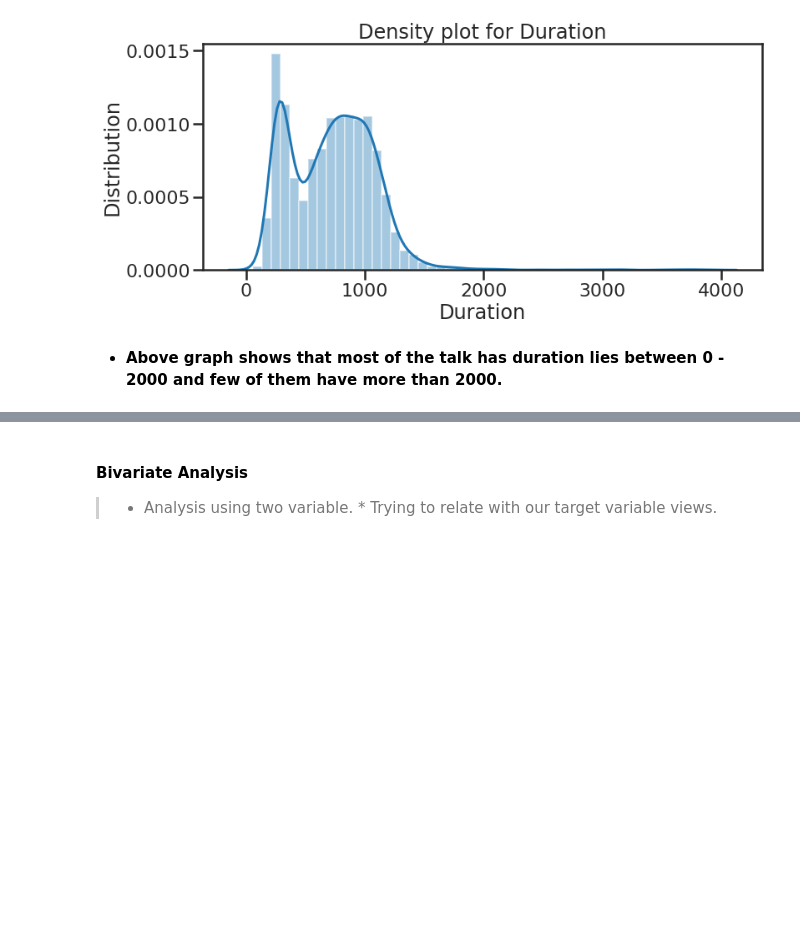
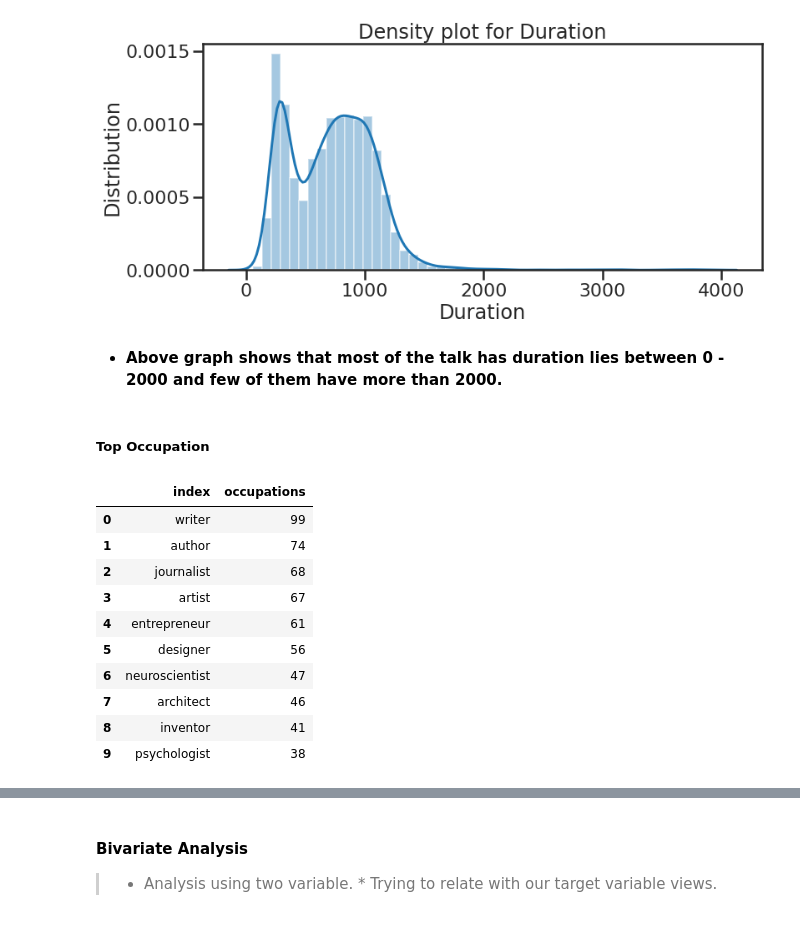
Before and after one commit to abhinav4201/Ted-talk-views-prediction, a Jupyter notebook: TED_TALKS_Views_Prediction_Capstone_Project.ipynb, the cells around one changed output, grey strips where cells are left out. Cells and saved outputs as stored; diff of their text form; code cells hidden in the pictures; blank space fills up the shorter version.

```diff
--- a/TED_TALKS_Views_Prediction_Capstone_Project.ipynb
+++ b/TED_TALKS_Views_Prediction_Capstone_Project.ipynb
@@ -388,3 +439,5 @@ plt.xlabel("Duration");
 [figure]
 # %% [markdown]
 *  **Above graph shows that most of the talk has duration lies between 0 - 2000 and few of them have more than 2000.**
+# %% [markdown]
+##### Top Occupation
@@ -390,0 +446,16 @@ plt.xlabel("Duration");
+# %%
+# checking top occupation and getting top 10 value
+top_occ = dataset['occupations'].value_counts()[1:].head(10).reset_index()
+top_occ
+# %% [output]
+|  | index | occupations |
+| 0 | writer | 99 |
+| 1 | author | 74 |
+| 2 | journalist | 68 |
+| 3 | artist | 67 |
+| 4 | entrepreneur | 61 |
+| 5 | designer | 56 |
+| 6 | neuroscientist | 47 |
+| 7 | architect | 46 |
+| 8 | inventor | 41 |
+| 9 | psychologist | 38 |
```
Also changed, not shown: parts of 26 cells of this notebook.
